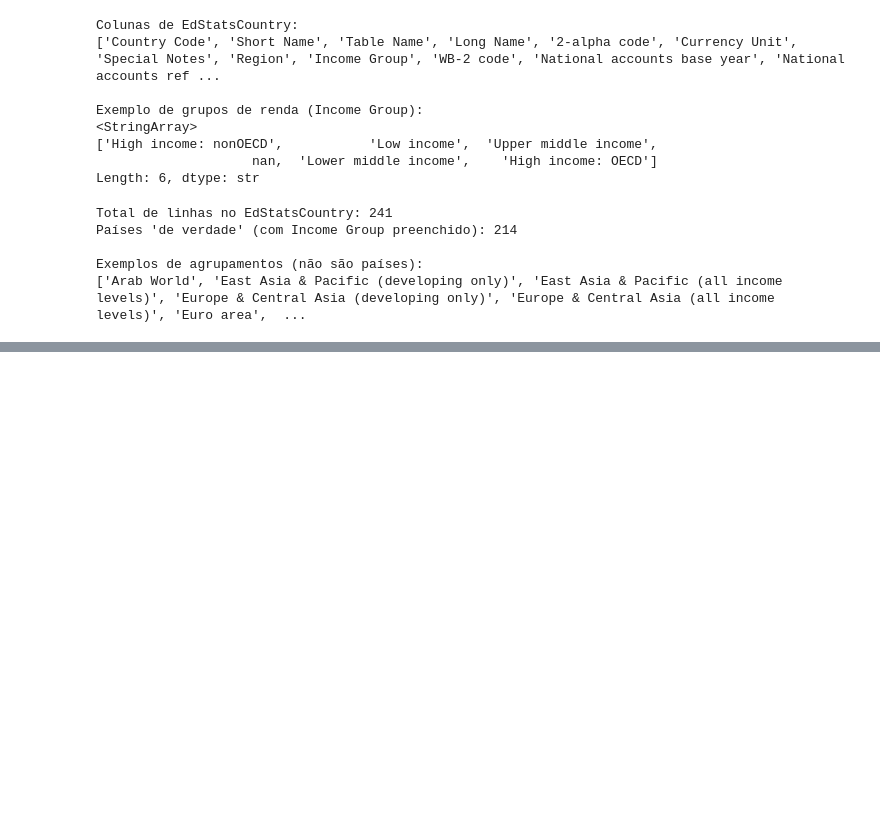
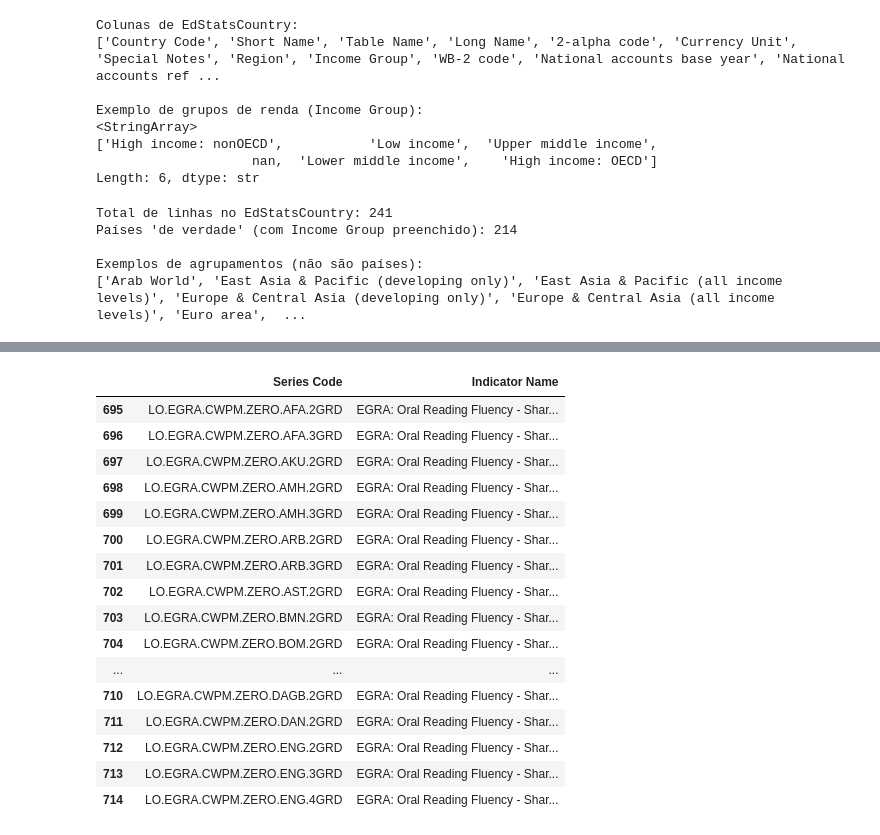
Before and after one commit to jessic-amendes/acelera-ai-educacao, a Jupyter notebook: notebooks/01_exploracao_inicial.ipynb, the cells around one changed output, grey strips where cells are left out. Saved outputs shown, nothing was run; the diff lists cells and outputs as text; code cells hidden in the pictures; blank space fills up the shorter version.

```diff
--- a/notebooks/01_exploracao_inicial.ipynb
+++ b/notebooks/01_exploracao_inicial.ipynb
@@ -72,0 +125,23 @@ Exemplos de agrupamentos (não são países):
+# %%
+pisa_leitura = df_series[
+    df_series["Indicator Name"].str.contains("PISA|reading", case=False, na=False)
+]
+pisa_leitura[["Series Code", "Indicator Name"]].head(20)
+# %% [output]
+|  | Series Code | Indicator Name |
+| 695 | LO.EGRA.CWPM.ZERO.AFA.2GRD | EGRA: Oral Reading Fluency - Shar... |
+| 696 | LO.EGRA.CWPM.ZERO.AFA.3GRD | EGRA: Oral Reading Fluency - Shar... |
+| 697 | LO.EGRA.CWPM.ZERO.AKU.2GRD | EGRA: Oral Reading Fluency - Shar... |
+| 698 | LO.EGRA.CWPM.ZERO.AMH.2GRD | EGRA: Oral Reading Fluency - Shar... |
+| 699 | LO.EGRA.CWPM.ZERO.AMH.3GRD | EGRA: Oral Reading Fluency - Shar... |
+| 700 | LO.EGRA.CWPM.ZERO.ARB.2GRD | EGRA: Oral Reading Fluency - Shar... |
+| 701 | LO.EGRA.CWPM.ZERO.ARB.3GRD | EGRA: Oral Reading Fluency - Shar... |
+| 702 | LO.EGRA.CWPM.ZERO.AST.2GRD | EGRA: Oral Reading Fluency - Shar... |
+| 703 | LO.EGRA.CWPM.ZERO.BMN.2GRD | EGRA: Oral Reading Fluency - Shar... |
+| 704 | LO.EGRA.CWPM.ZERO.BOM.2GRD | EGRA: Oral Reading Fluency - Shar... |
+| ... | ... | ... |
+| 710 | LO.EGRA.CWPM.ZERO.DAGB.2GRD | EGRA: Oral Reading Fluency - Shar... |
+| 711 | LO.EGRA.CWPM.ZERO.DAN.2GRD | EGRA: Oral Reading Fluency - Shar... |
+| 712 | LO.EGRA.CWPM.ZERO.ENG.2GRD | EGRA: Oral Reading Fluency - Shar... |
+| 713 | LO.EGRA.CWPM.ZERO.ENG.3GRD | EGRA: Oral Reading Fluency - Shar... |
+| 714 | LO.EGRA.CWPM.ZERO.ENG.4GRD | EGRA: Oral Reading Fluency - Shar... |
```
Also changed, not shown: parts of 9 cells of this notebook, 1 other file.
